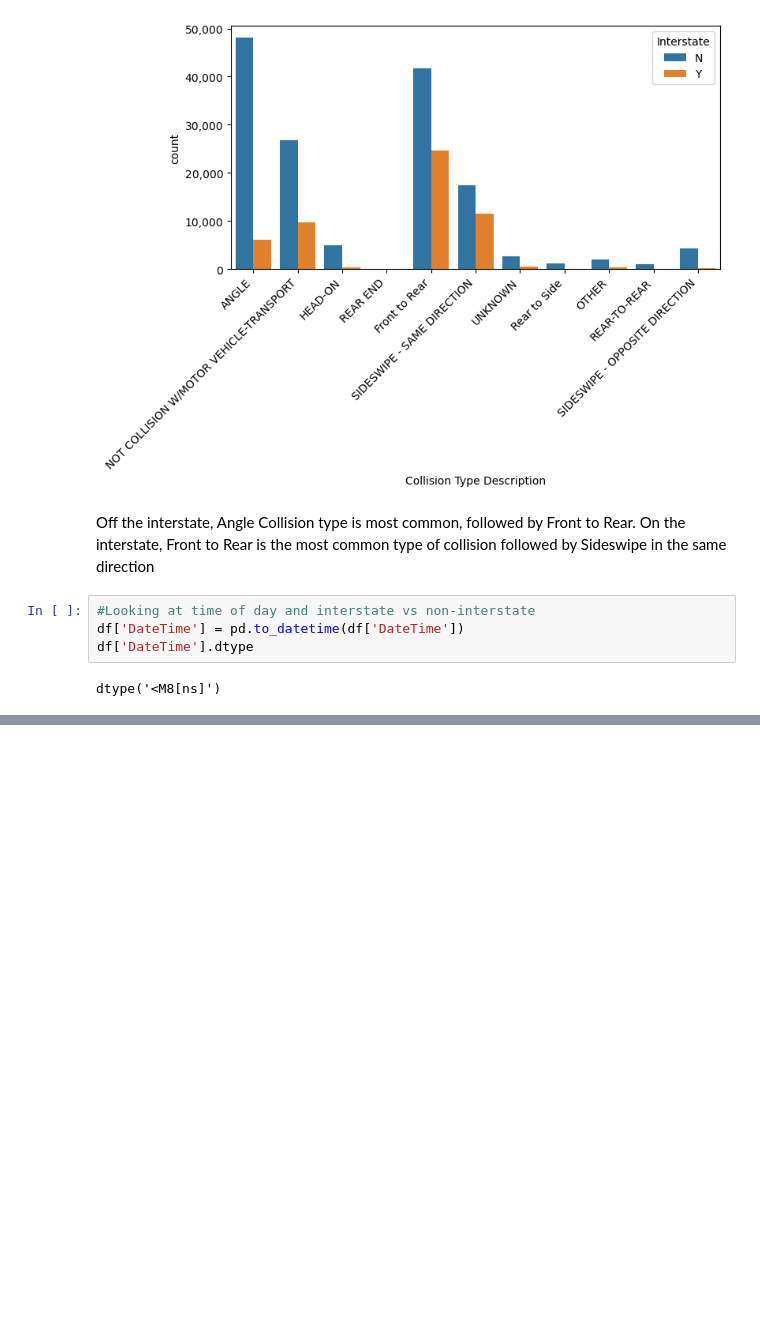
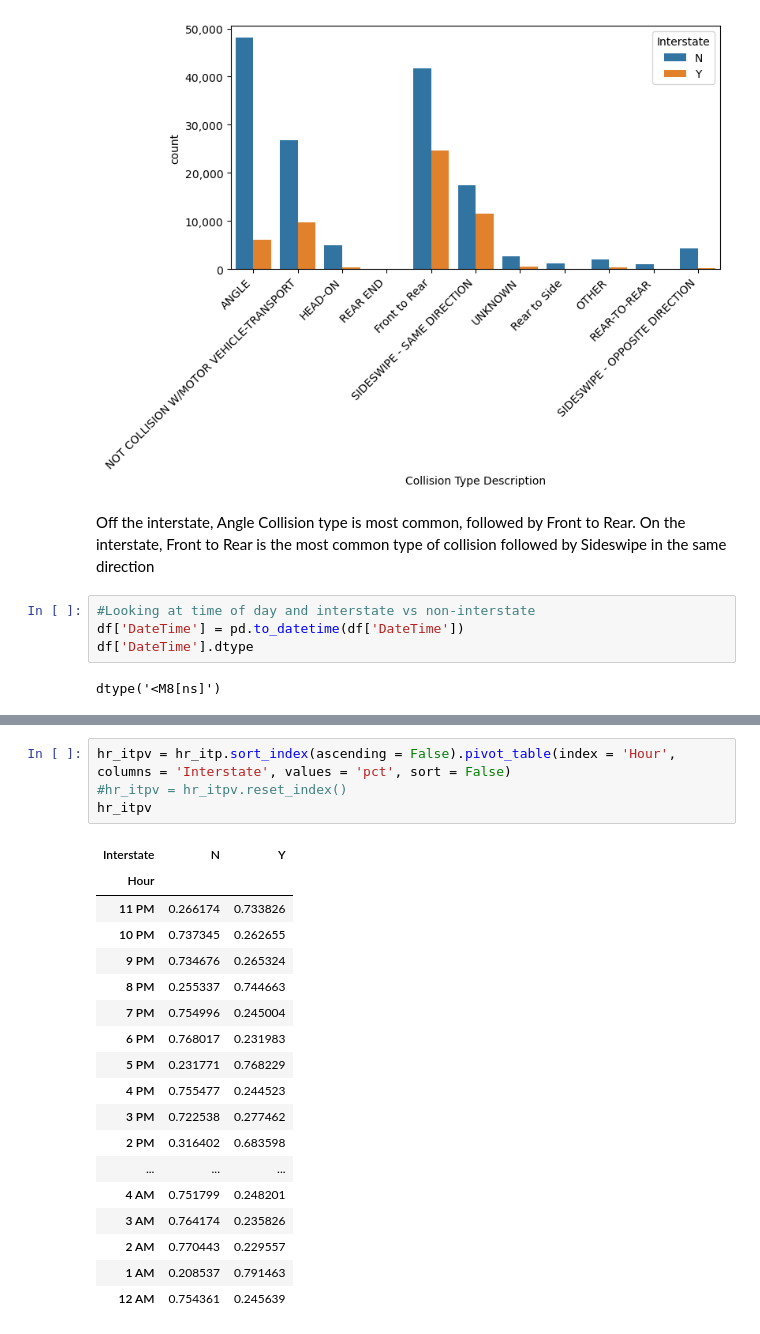
Before and after one commit to essetetsahai/nashville_traffic, a Jupyter notebook: notebooks/traffic_notebook.ipynb, the cells around one changed output, grey strips where cells are left out. Cells and saved outputs as stored; diff of their text form; blank space fills up the shorter version.

```diff
--- a/notebooks/traffic_notebook.ipynb
+++ b/notebooks/traffic_notebook.ipynb
@@ -1220,0 +1227,23 @@ plt.show()
+# %%
+hr_itpv = hr_itp.sort_index(ascending = False).pivot_table(index = 'Hour', columns = 'Interstate', values = 'pct', sort = False)
+#hr_itpv = hr_itpv.reset_index()
+hr_itpv
+# %% [output]
+| Interstate | N | Y |
+| Hour |  |  |
+| 11 PM | 0.266174 | 0.733826 |
+| 10 PM | 0.737345 | 0.262655 |
+| 9 PM | 0.734676 | 0.265324 |
+| 8 PM | 0.255337 | 0.744663 |
+| 7 PM | 0.754996 | 0.245004 |
+| 6 PM | 0.768017 | 0.231983 |
+| 5 PM | 0.231771 | 0.768229 |
+| 4 PM | 0.755477 | 0.244523 |
+| 3 PM | 0.722538 | 0.277462 |
+| 2 PM | 0.316402 | 0.683598 |
+| ... | ... | ... |
+| 4 AM | 0.751799 | 0.248201 |
+| 3 AM | 0.764174 | 0.235826 |
+| 2 AM | 0.770443 | 0.229557 |
+| 1 AM | 0.208537 | 0.791463 |
+| 12 AM | 0.754361 | 0.245639 |
```
Also changed, not shown: parts of 18 cells of this notebook.
